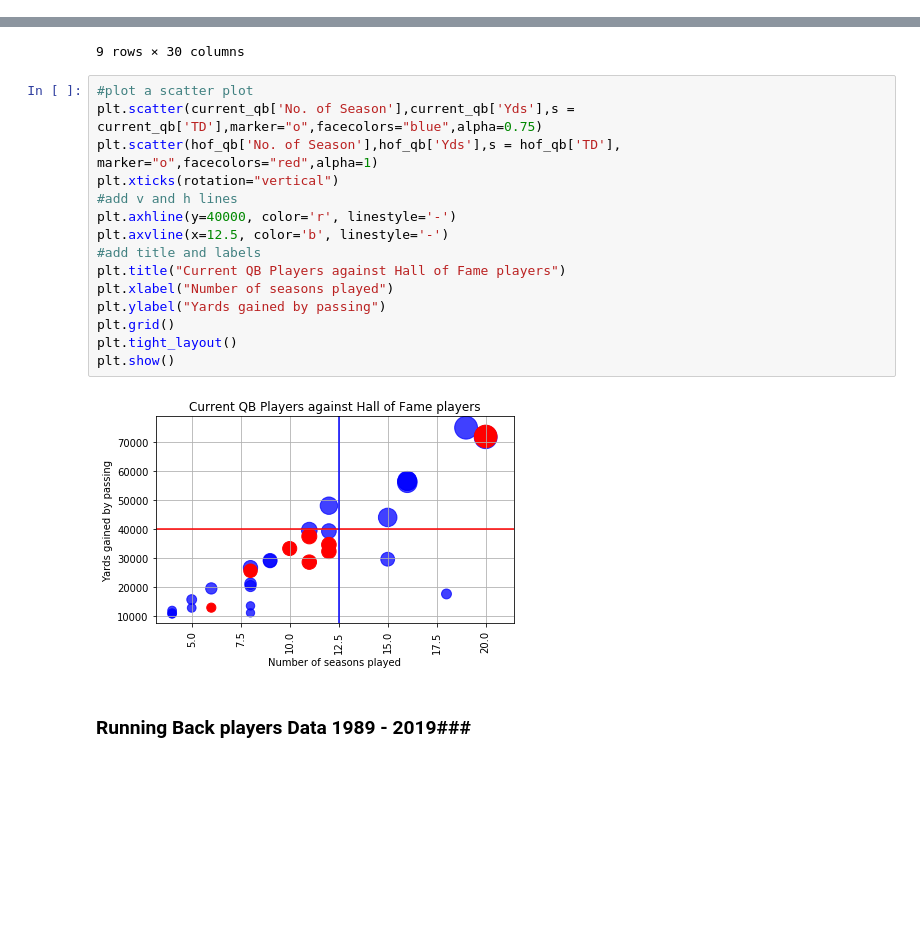
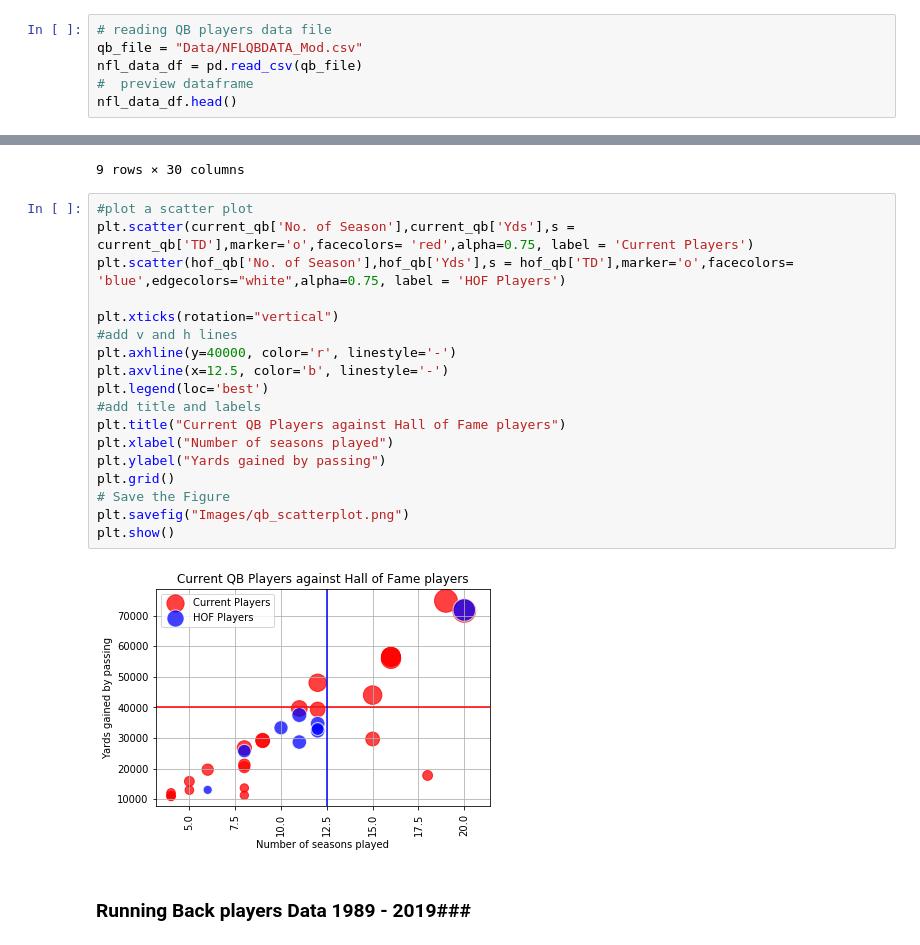
Before and after one commit to ankitapatel9/NFL-project, a Jupyter notebook: nfl-player-data.ipynb, the cells around one changed output, grey strips where cells are left out. Drawn from its saved outputs; the diff is of its cells as text; blank space fills up the shorter version.

Commit message:
modified chart and saved all plots

```diff
--- a/nfl-player-data.ipynb
+++ b/nfl-player-data.ipynb
@@ -24,0 +10,6 @@ nfl_data_df.head()
+# %%
+# reading QB players data file
+qb_file = "Data/NFLQBDATA_Mod.csv"
+nfl_data_df = pd.read_csv(qb_file)
+#  preview dataframe
+nfl_data_df.head()
@@ -122,21 +127,24 @@ hof_qb
 9 rows × 30 columns
 # %%
 #plot a scatter plot
-plt.scatter(current_qb['No. of Season'],current_qb['Yds'],s = current_qb['TD'],marker="o",facecolors="blue",alpha=0.75)
-plt.scatter(hof_qb['No. of Season'],hof_qb['Yds'],s = hof_qb['TD'], marker="o",facecolors="red",alpha=1)
+plt.scatter(current_qb['No. of Season'],current_qb['Yds'],s = current_qb['TD'],marker='o',facecolors= 'red',alpha=0.75, label = 'Current Players')
+plt.scatter(hof_qb['No. of Season'],hof_qb['Yds'],s = hof_qb['TD'],marker='o',facecolors= 'blue',edgecolors="white",alpha=0.75, label = 'HOF Players')
+
 plt.xticks(rotation="vertical")
 #add v and h lines
 plt.axhline(y=40000, color='r', linestyle='-')
 plt.axvline(x=12.5, color='b', linestyle='-')
+plt.legend(loc='best')
 #add title and labels
 plt.title("Current QB Players against Hall of Fame players")
 plt.xlabel("Number of seasons played")
 plt.ylabel("Yards gained by passing")
 plt.grid()
-plt.tight_layout()
+# Save the Figure
+plt.savefig("Images/qb_scatterplot.png")
 plt.show()
 # %% [output]
-[figure, old version]
+[figure, new version]
 # %% [markdown]
 ### Running Back players Data  1989 - 2019###
 # %%
```
Also changed, not shown: parts of 25 cells of this notebook, 4 other files.
